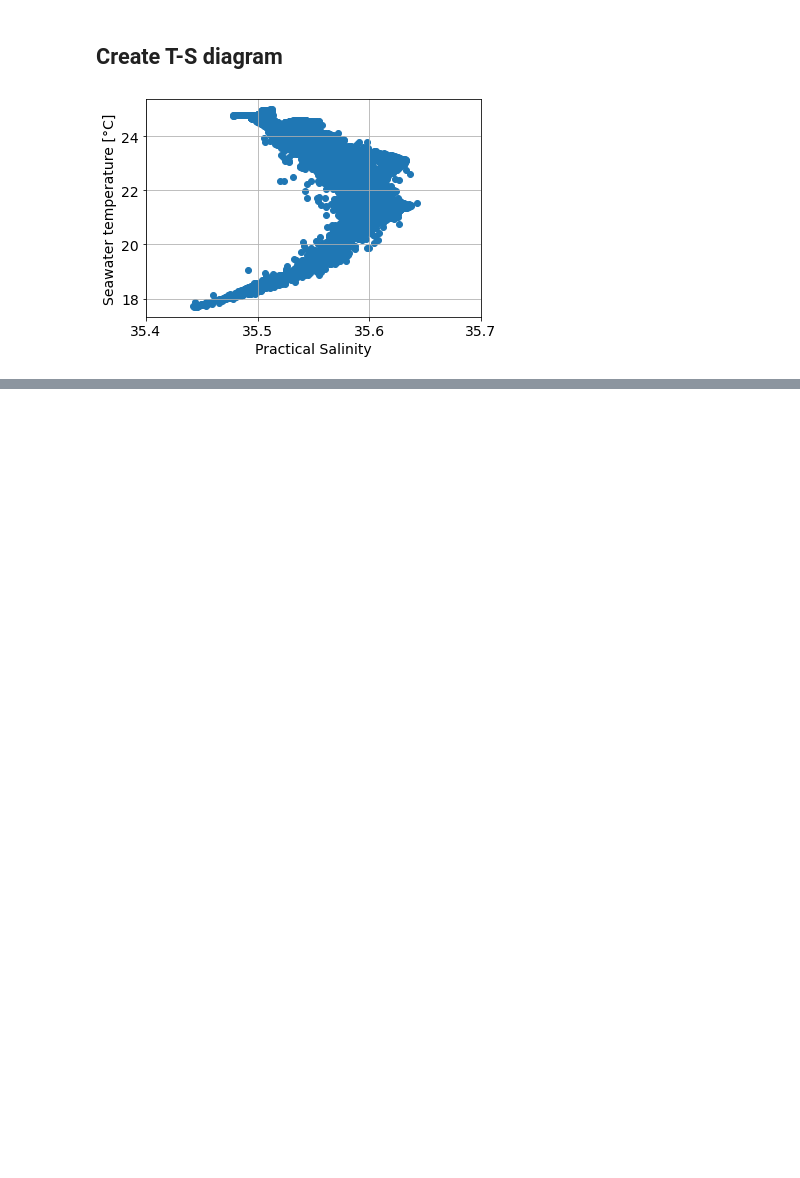
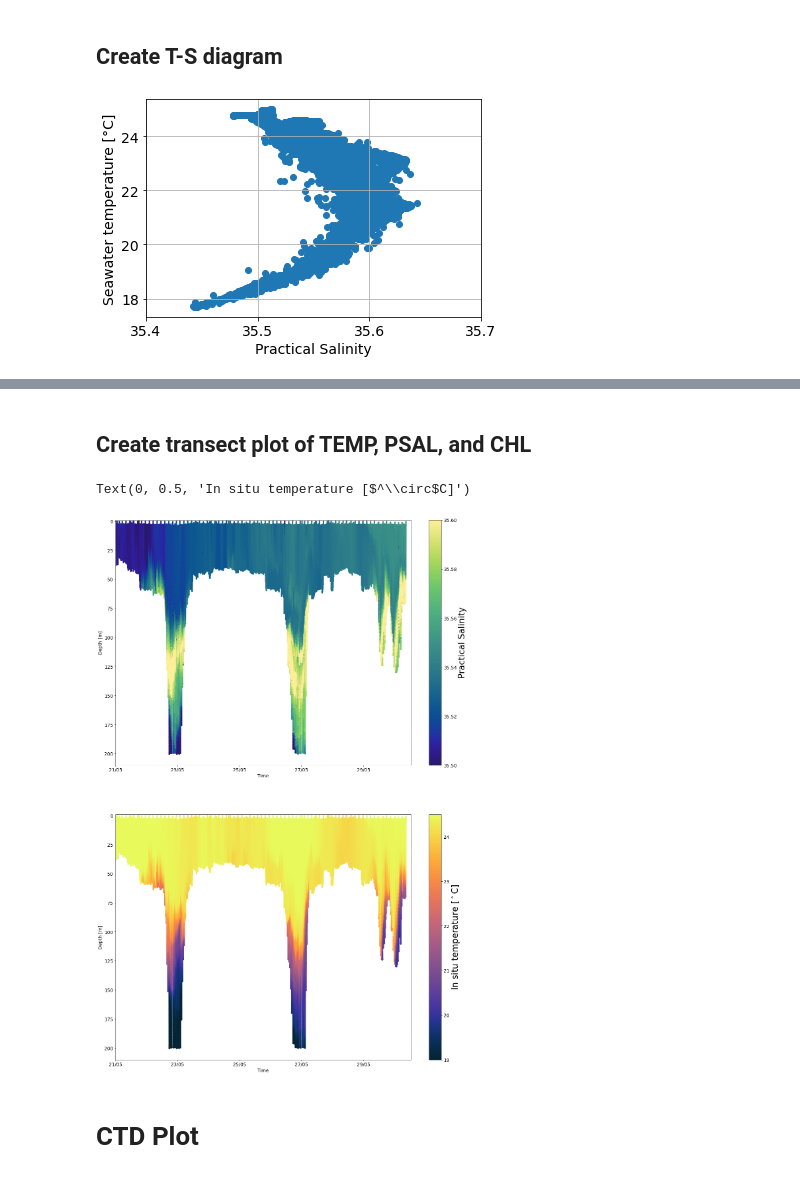
Before and after one commit to oceanhackweek/ohw22-proj-plot_this_and_that, a Jupyter notebook: notebooks/Gliderplot.ipynb, the cells around one changed output, grey strips where cells are left out. Cells and saved outputs as stored; diff of their text form; code cells hidden in the pictures; blank space fills up the shorter version.

```diff
--- a/notebooks/Gliderplot.ipynb
+++ b/notebooks/Gliderplot.ipynb
@@ -203,0 +218,41 @@ plt.grid()
+# %% [markdown]
+## Create transect plot of TEMP, PSAL, and CHL
+# %%
+fig, ax = plt.subplots(2,1,figsize=(20,30))
+cmap_haline = cmocean.cm.haline
+shortcut = dict(s=20, c=glider_data_frame['PSAL'],
+               marker='o', edgecolor='none',cmap=cmap_haline,
+               vmin=35.5,vmax=35.6)
+csl = ax[0].scatter(glider_data_frame.index, glider_data_frame['DEPTH'], **shortcut)
+ax[0].invert_yaxis()
+ax[0].set_ylabel('Depth [m]')
+ax[0].set_xlabel('Time')
+ax[0].set_xlim(glider_data_frame.index[0],glider_data_frame.index[-1])
+ax[0].set_ylim(210,-1)
+start, end = ax[0].get_xlim()
+ax[0].xaxis.set_ticks(np.arange(start, end, 2))
+ax[0].xaxis.set_major_formatter(mdates.DateFormatter('%d/%m'))
+cbar = plt.colorbar(csl,orientation='vertical',ax=ax[0])
+cbar.ax.set_ylabel('Practical Salinity',fontsize = 26)
+
+#TEMP
+cmap_thermal = cmocean.cm.thermal
+shortcut = dict(s=20, c=glider_data_frame['TEMP'],
+               marker='o', edgecolor='none',cmap=cmap_thermal,
+               vmin=19,vmax=24.5)
+cs2 = ax[1].scatter(glider_data_frame.index, glider_data_frame['DEPTH'],**shortcut)
+ax[1].invert_yaxis()
+ax[1].set_ylabel('Depth [m]')
+ax[1].set_xlabel('Time')
+ax[1].set_xlim(glider_data_frame.index[1], glider_data_frame.index[-1])
+ax[1].set_ylim(210,-1)
+start, end = ax[1].get_xlim()
+ax[1].xaxis.set_ticks(np.arange(start, end, 2))
+ax[1].xaxis.set_major_formatter(mdates.DateFormatter('%d/%m'))
+cbar = plt.colorbar(cs2,orientation='vertical',ax=ax[1])
+cbar.ax.set_ylabel('In situ temperature [$^\circ$C]',fontsize=26)
+# %% [output]
+Text(0, 0.5, 'In situ temperature [$^\\circ$C]')
+[figure, added]
+# %% [markdown]
+# CTD Plot
```
Also changed, not shown: parts of 3 cells of this notebook.
